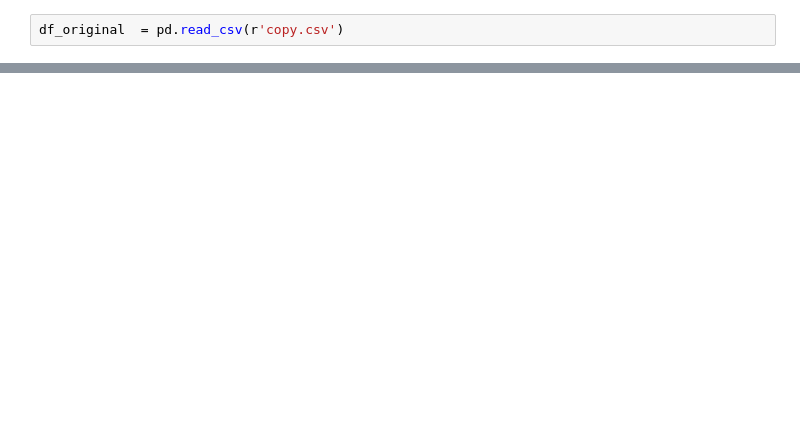
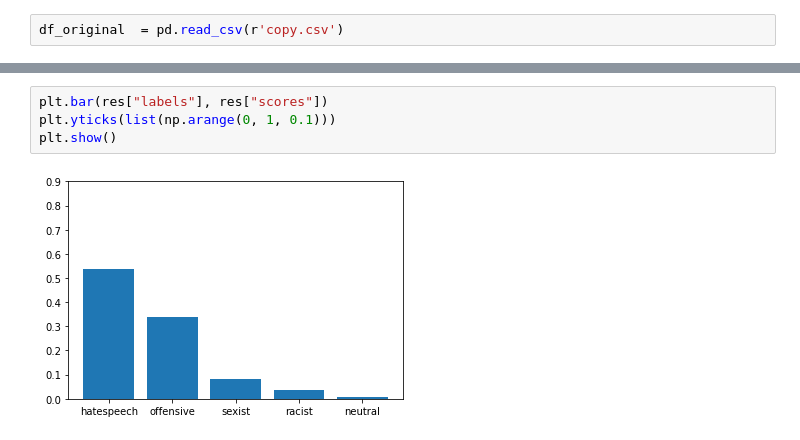
Before and after one commit to claraneu/trolling-trolls, a Jupyter notebook: Zero-shot classifier/Zero-shot classifier V2.ipynb, the cells around one changed output, grey strips where cells are left out. Cells and saved outputs as stored; diff of their text form; blank space fills up the shorter version.

```diff
--- a/Zero-shot classifier/Zero-shot classifier V2.ipynb
+++ b/Zero-shot classifier/Zero-shot classifier V2.ipynb
@@ -118,3 +105,9 @@ df_frequency.head()
+# %%
+plt.bar(res["labels"], res["scores"])
+plt.yticks(list(np.arange(0, 1, 0.1)))
+plt.show()
+# %% [output]
+[figure, added]
 # %%
 sns.barplot(data = df_frequency, x = 'labels', y = 'values')
 # %% [output]
```
Also changed, not shown: parts of 8 cells of this notebook.
